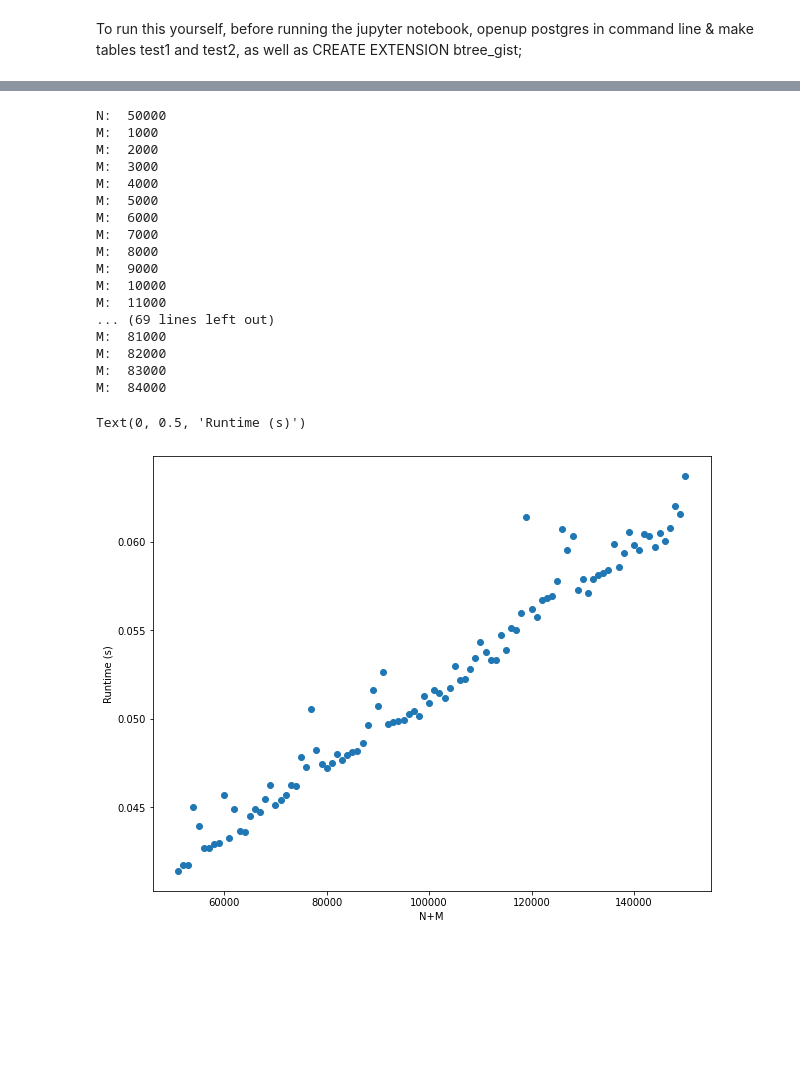
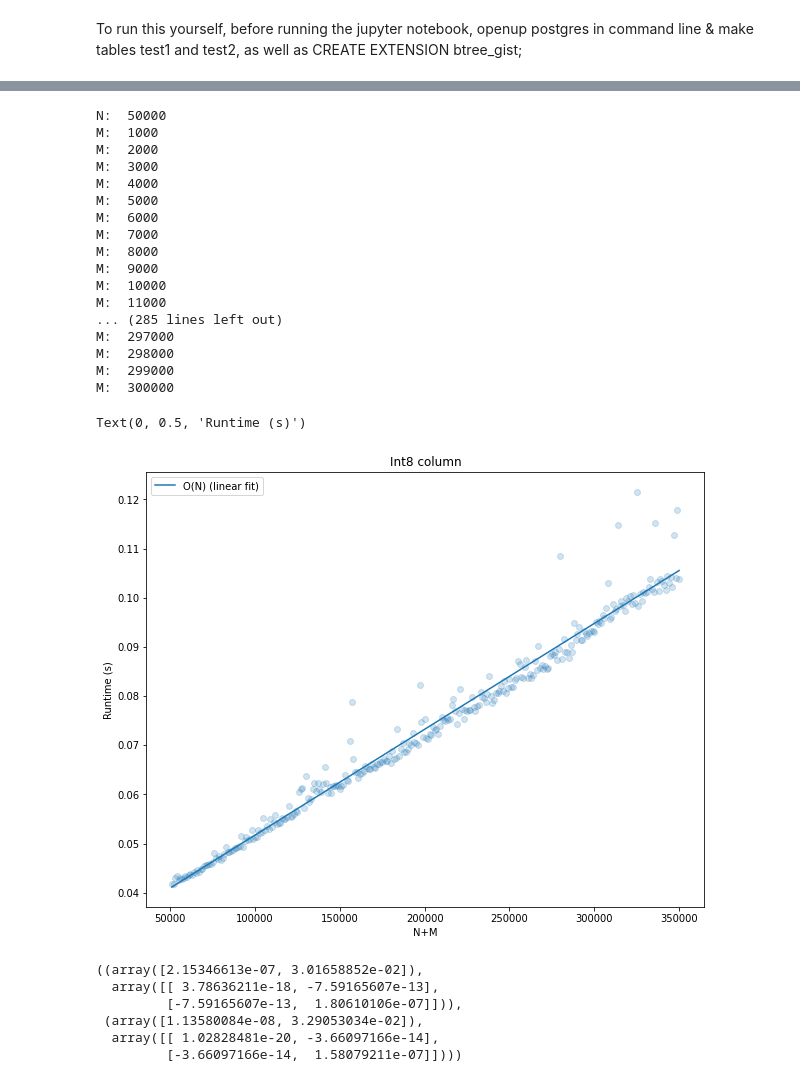
Before and after one commit to bparazin/skyportal_related, a Jupyter notebook: postgreTesting.ipynb, the cells around one changed output, grey strips where cells are left out. Drawn from its saved outputs; the diff is of its cells as text; code cells hidden in the pictures; blank space fills up the shorter version.

Commit message:
Upload with scipy curve fits

```diff
--- a/postgreTesting.ipynb
+++ b/postgreTesting.ipynb
@@ -24,7 +25,7 @@ def c_setup_1(N):
         cur.execute(f'INSERT INTO test1 VALUES (int8range({lower}, {upper}));')
     cur.execute('CREATE INDEX test1_i ON test1 USING GIST (coverage);')
 # %%
-N_list = np.arange(0, 101000, 3000)
+N_list = np.arange(0, 101000, 1000)
 t_list = []
 for N in N_list:
     if N%10000==0: print(N)
@@ -89,18 +97,31 @@ M:  8000
 M:  9000
 M:  10000
 M:  11000
-... (69 lines left out)
-M:  81000
-M:  82000
-M:  83000
-M:  84000
+... (285 lines left out)
+M:  297000
+M:  298000
+M:  299000
+M:  300000
 # %%
 fig, ax = plt.subplots(figsize = (10,8))
-ax.scatter(sum_list, t_list_1)
+ax.scatter(sum_list, t_list_1, alpha = 0.2)
+ax.plot(sum_list, 2.15346613e-07*np.asarray(sum_list)+3.01658852e-02, label = 'O(N) (linear fit)')
+#ax.plot(sum_list, 1.13580084e-08*np.asarray(sum_list)*np.log2(np.asarray(sum_list))+3.29053034e-02, label = 'O(NLogN)')
+ax.set_title('Int8 column')
+ax.legend()
 ax.set_xlabel('N+M')
 ax.set_ylabel('Runtime (s)')
 # %% [output]
 Text(0, 0.5, 'Runtime (s)')
-[figure, old version]
+[figure, new version]
+# %%
+curve_fit(O_N, sum_list, t_list_1), curve_fit(O_N_Log_N, sum_list, t_list_1)
+# %% [output]
+((array([2.15346613e-07, 3.01658852e-02]),
+  array([[ 3.78636211e-18, -7.59165607e-13],
+         [-7.59165607e-13,  1.80610106e-07]])),
+ (array([1.13580084e-08, 3.29053034e-02]),
+  array([[ 1.02828481e-20, -3.66097166e-14],
+         [-3.66097166e-14,  1.58079211e-07]])))
 # %%
 fig, ax = plt.subplots(figsize = (10,8))
```
Also changed, not shown: parts of 8 cells of this notebook.
